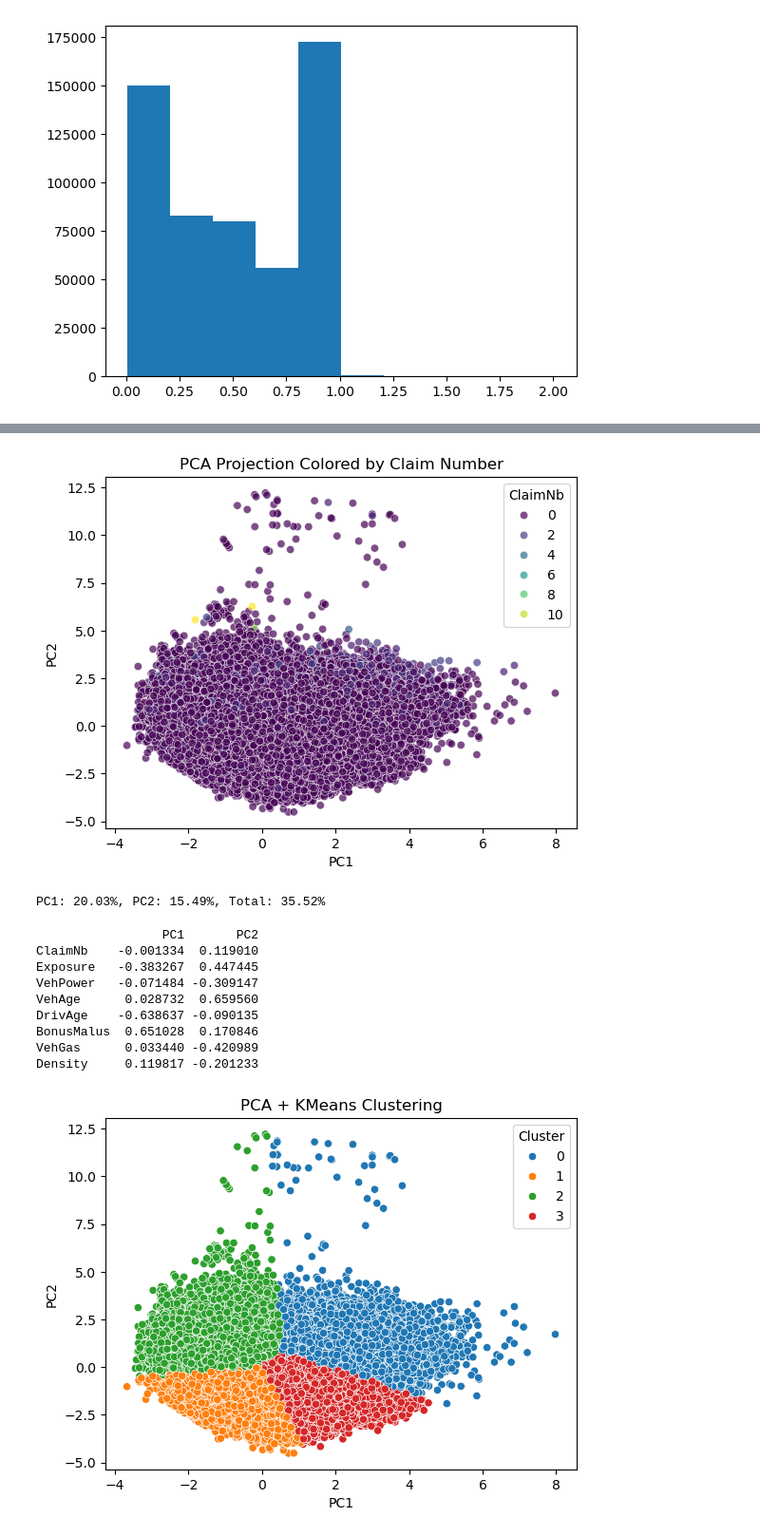
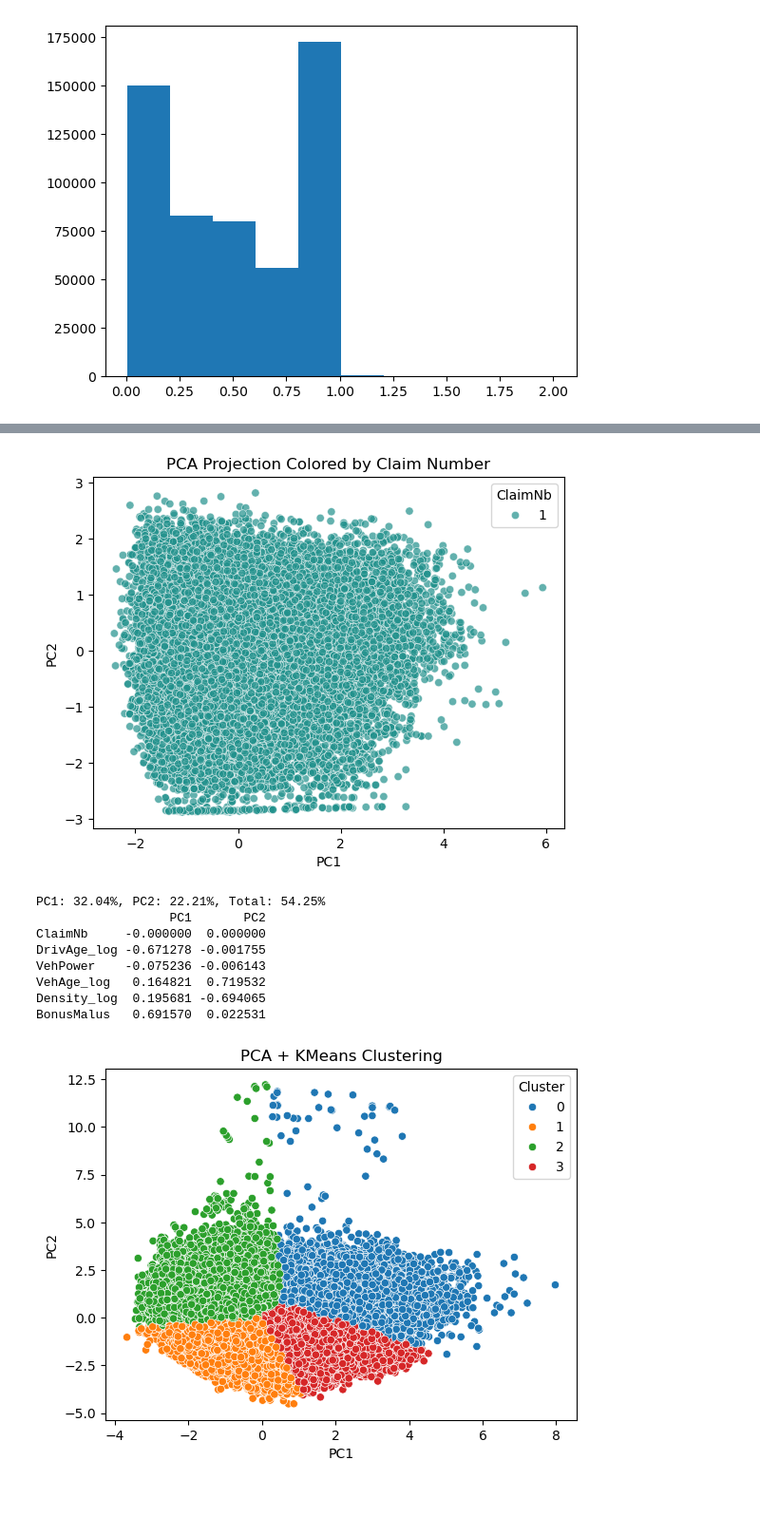
Before and after one commit to HKrtsn/ML-Project, a Jupyter notebook: pca_clustering_scraps.ipynb, the cells around one changed output, grey strips where cells are left out. Shown at 95% size. Drawn from its saved outputs; the diff is of its cells as text; code cells hidden in the pictures; blank space fills up the shorter version.

```diff
--- a/pca_clustering_scraps.ipynb
+++ b/pca_clustering_scraps.ipynb
@@ -32,4 +32,5 @@ df[df['Exposure']<=0.05]
 # %%
+df['VehAge_1']=df['VehAge'] +1
 df['VehAge_log']=np.log(df['VehAge_1'])
 
 fig, axes=plt.subplots(1, 3, figsize=(15,5))
@@ -147,3 +143,6 @@ df['DrivAge']=pd.cut(
     labels= [1, 2, 3, 4, 5],            # 1: 18-25, 2: 26-35, 3: 36-50, 4: 51-65, 5: 65+
     right= True
 )
+# %%
+low_cn=df[df['ClaimNb']<=1]
+len(low_cn)
@@ -150,11 +155,11 @@ df['DrivAge']=pd.cut(
 # %%
-df['VehGas']=np.where((df['VehGas']=='Regular'), 0, 1)
+low_cn['VehGas']=np.where((low_cn['VehGas']=='Regular'), 0, 1)
 
-features = ['ClaimNb', 'Exposure', 'VehPower', 'VehAge', 'DrivAge', 'BonusMalus', 'VehGas', 'Density']
+features = ['ClaimNb', 'DrivAge_log', 'VehPower', 'VehAge_log', 'Density_log', 'BonusMalus']
 
 from sklearn.preprocessing import StandardScaler
 
-X = df[features].copy()
+X = low_cn[features].copy()
 scaler = StandardScaler()
 X_scaled = scaler.fit_transform(X)
 
@@ -163,5 +168,5 @@ from sklearn.decomposition import PCA
 pca = PCA(n_components=2)   # for 2D visualization
 X_pca = pca.fit_transform(X_scaled)
 
-df["PC1"] = X_pca[:, 0]
-df["PC2"] = X_pca[:, 1]
+low_cn["PC1"] = X_pca[:, 0]
+low_cn["PC2"] = X_pca[:, 1]
@@ -168,40 +189,39 @@ df["PC2"] = X_pca[:, 1]
 # %%
 import seaborn as sns
 
 sns.scatterplot(
     x="PC1",
     y="PC2",
     hue="ClaimNb",
-    data=df,
+    data=low_cn,
     palette="viridis",
     alpha=0.7
 )
+
+#plt.ylim(-3, 5)
 plt.title("PCA Projection Colored by Claim Number")
 plt.show()
 # %% [output]
-[figure, old version]
+[figure, new version]
 # %%
 explained = pca.explained_variance_ratio_
 print(f"PC1: {explained[0]:.2%}, PC2: {explained[1]:.2%}, Total: {explained[:2].sum():.2%}")
+
+loadings = pd.DataFrame(
+    pca.components_.T,
+    columns=["PC1", "PC2"],
+    index=features
+)
+print(loadings)
 # %% [output]
-PC1: 20.03%, PC2: 15.49%, Total: 35.52%
+PC1: 32.04%, PC2: 22.21%, Total: 54.25%
+                  PC1       PC2
+ClaimNb     -0.000000  0.000000
+DrivAge_log -0.671278 -0.001755
+VehPower    -0.075236 -0.006143
+VehAge_log   0.164821  0.719532
+Density_log  0.195681 -0.694065
+BonusMalus   0.691570  0.022531
-# %%
-loadings = pd.DataFrame(
-    pca.components_.T,
-    columns=["PC1", "PC2"],
-    index=features
-)
-print(loadings)
-# %% [output]
-                 PC1       PC2
-ClaimNb    -0.001334  0.119010
-Exposure   -0.383267  0.447445
-VehPower   -0.071484 -0.309147
-VehAge      0.028732  0.659560
-DrivAge    -0.638637 -0.090135
-BonusMalus  0.651028  0.170846
-VehGas      0.033440 -0.420989
-Density     0.119817 -0.201233
 # %%
 from sklearn.cluster import KMeans
 
```
Also changed, not shown: parts of 5 cells of this notebook, 1 other file.
